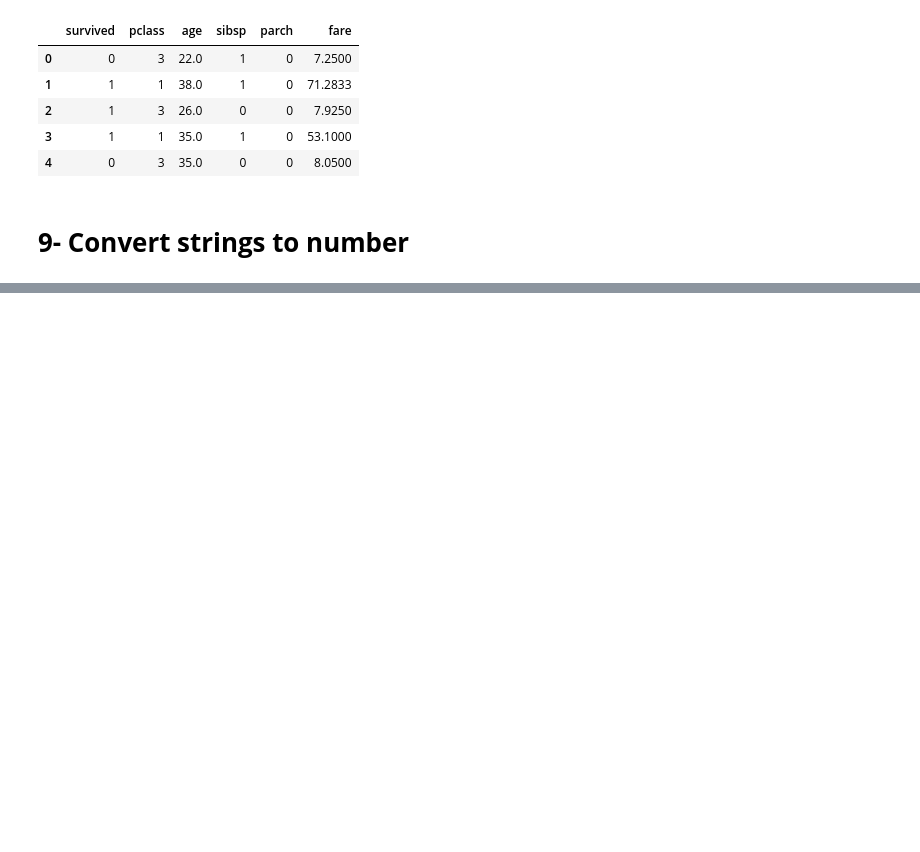
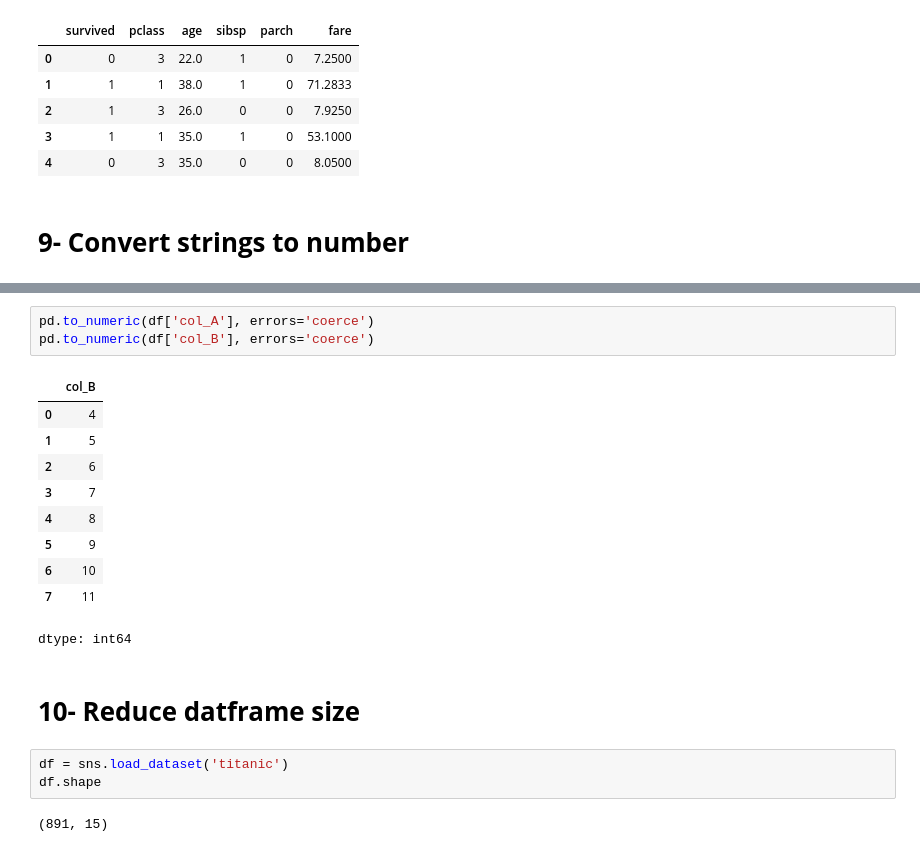
Before and after one commit to Syeda-Eman/40-days-of-Python, a Jupyter notebook: Day_7.ipynb, the cells around one changed output, grey strips where cells are left out. Saved outputs shown, nothing was run; the diff lists cells and outputs as text; blank space fills up the shorter version.

```diff
--- a/Day_7.ipynb
+++ b/Day_7.ipynb
@@ -431,0 +451,21 @@ dtype: object
+# %%
+pd.to_numeric(df['col_A'], errors='coerce')
+pd.to_numeric(df['col_B'], errors='coerce')
+# %% [output]
+|  | col_B |
+| 0 | 4 |
+| 1 | 5 |
+| 2 | 6 |
+| 3 | 7 |
+| 4 | 8 |
+| 5 | 9 |
+| 6 | 10 |
+| 7 | 11 |
+dtype: int64
+# %% [markdown]
+# **10- Reduce datframe size**
+# %%
+df = sns.load_dataset('titanic')
+df.shape
+# %% [output]
+(891, 15)
```
Also changed, not shown: parts of 7 cells of this notebook.
